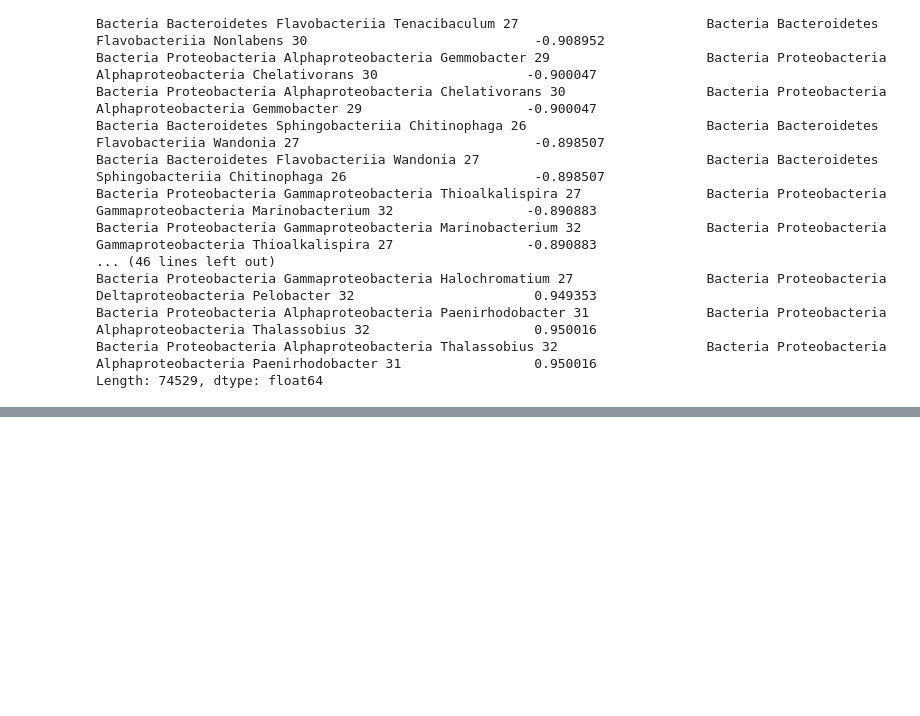
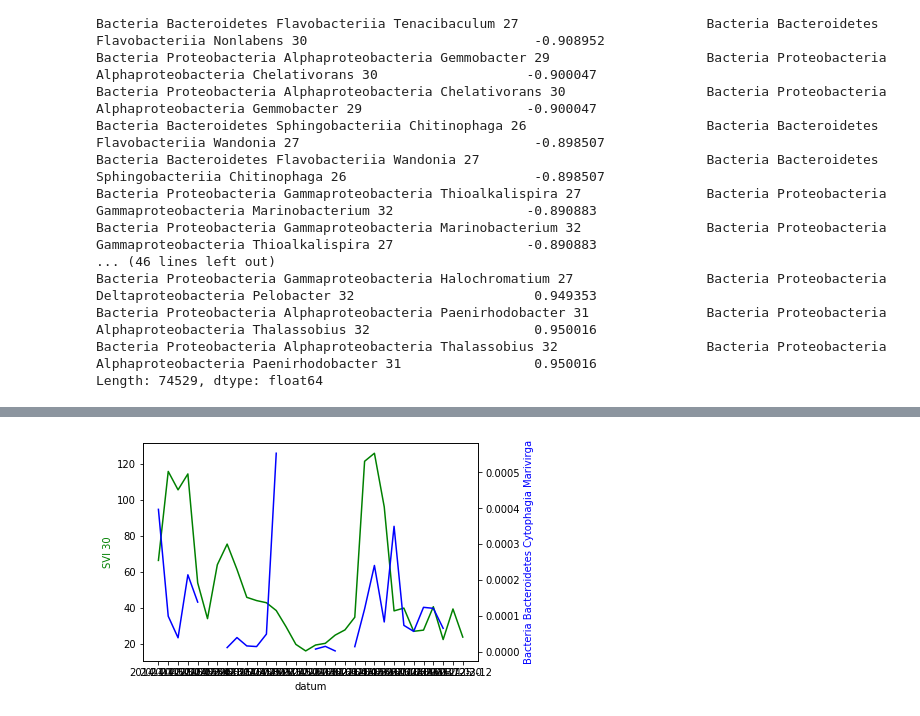
Before and after one commit to KennisnetwerkDataScience/Waterlaboratorium-Noord-IoT, a Jupyter notebook: Team3/verschil.ipynb, the cells around one changed output, grey strips where cells are left out. Saved outputs shown, nothing was run; the diff lists cells and outputs as text; code cells hidden in the pictures; blank space fills up the shorter version.

```diff
--- a/Team3/verschil.ipynb
+++ b/Team3/verschil.ipynb
@@ -210,0 +290,15 @@ Length: 74529, dtype: float64
+# %%
+
+fig, ax1 = plt.subplots()
+
+ax2 = ax1.twinx()
+ax1.plot(df.datum, df['SVI 30'], 'g-')
+ax2.plot(df.datum, df['Bacteria Bacteroidetes Cytophagia Marivirga 26'], 'b-')
+
+ax1.set_xlabel('datum')
+ax1.set_ylabel('SVI 30', color='g')
+ax2.set_ylabel('Bacteria Bacteroidetes Cytophagia Marivirga', color='b')
+
+plt.show()
+# %% [output]
+[figure, added]
```
Also changed, not shown: parts of 9 cells of this notebook.
